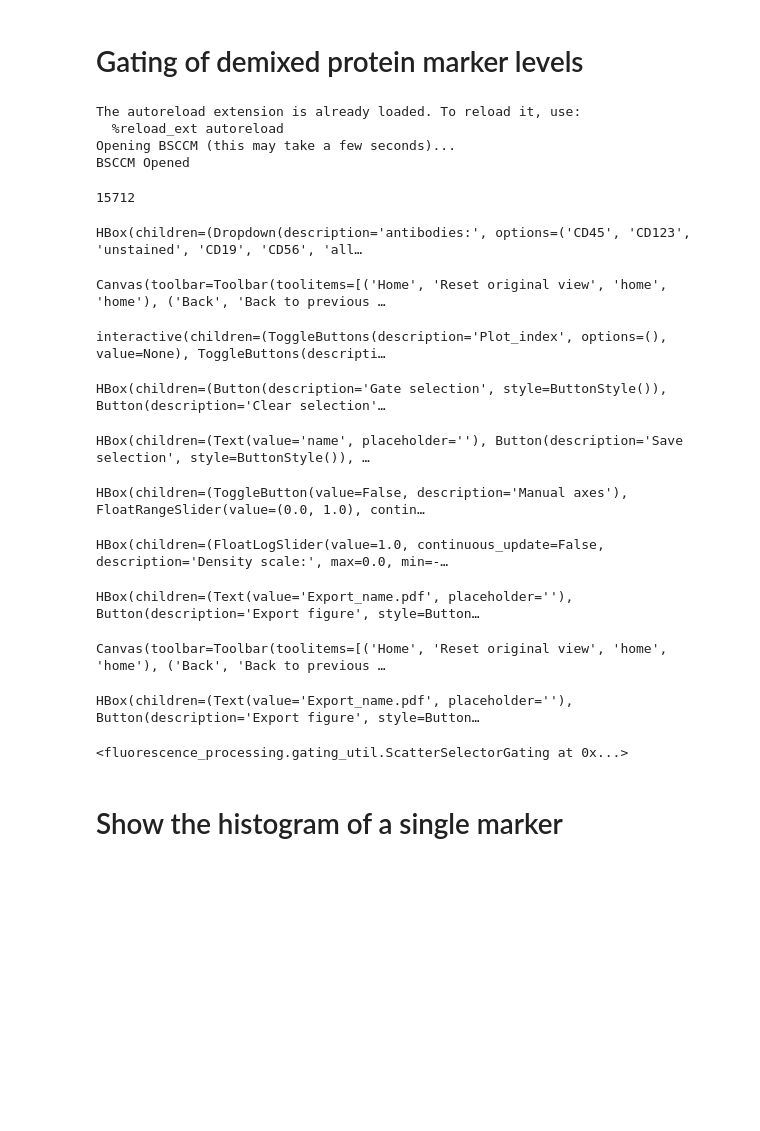
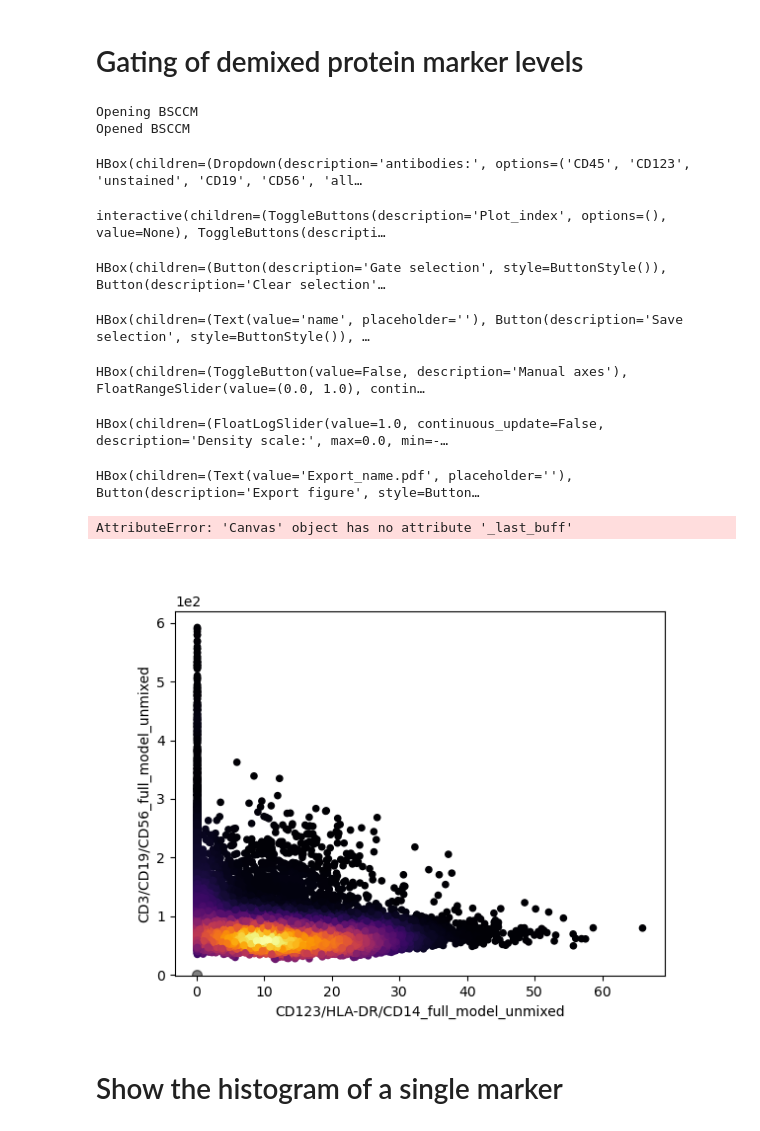
Before and after one commit to Waller-Lab/BSCCM, a Jupyter notebook: bsccm/fluorescence_processing/marker_gating.ipynb, the cells around one changed output. Cells and saved outputs as stored; diff of their text form; code cells hidden in the pictures; blank space fills up the shorter version.

```diff
--- a/bsccm/fluorescence_processing/marker_gating.ipynb
+++ b/bsccm/fluorescence_processing/marker_gating.ipynb
@@ -5,58 +5,49 @@
 %load_ext autoreload
 %autoreload 2
 
-from fluorescence_processing.gating_util import ScatterSelectorGating
+from bsccm.fluorescence_processing.gating_util import ScatterSelectorGating
 from bsccm import BSCCM
 from pathlib import Path
 
-bsccm = BSCCM(str(Path.home()) + '/BSCCM/')
+bsccm = BSCCM(str(Path.home()) + '/data/BSCCM/')
 # %% [output]
-The autoreload extension is already loaded. To reload it, use:
-  %reload_ext autoreload
-Opening BSCCM (this may take a few seconds)...
-BSCCM Opened
+Opening BSCCM
+Opened BSCCM
-# %%
-import numpy as np
-np.sum(bsccm.index_dataframe.has_matched_histology_cell)
-# %% [output]
-15712
 # %%
 # channel_names = [
 #     'CD45_single_antibody_model_unmixed',
 #        'autofluor_single_antibody_model_unmixed',
 #        'CD123_single_antibody_model_unmixed',
 #        'CD19_single_antibody_model_unmixed',
 #        'CD56_single_antibody_model_unmixed',
 #        'CD14_single_antibody_model_unmixed',
 #        'CD16_single_antibody_model_unmixed',
 #        'HLA-DR_single_antibody_model_unmixed',
 #        'CD3_single_antibody_model_unmixed']
 channel_names = [
        'CD123/HLA-DR/CD14_full_model_unmixed',
        'CD3/CD19/CD56_full_model_unmixed', 'CD45_full_model_unmixed',
        'CD16_full_model_unmixed']
 
 # For exporting figures
 export_dir = '/home/henry/leukosight_data/figures/demixing/'
 # For making image montages
-read_image_fn = lambda index: bsccm.read_image(index, contrast_type='led_array', channel='DPC_Top')
+read_image_fn = lambda index: bsccm.read_image(index, channel='DPC_Top')
 # read_image_fn = lambda index: bsccm.read_image(index, contrast_type='dpc')
 
 
 ScatterSelectorGating(bsccm=bsccm, channel_names=channel_names, num_cols=1,
                   export_dir=export_dir, read_image_fn=read_image_fn)
 # %% [output]
 HBox(children=(Dropdown(description='antibodies:', options=('CD45', 'CD123', 'unstained', 'CD19', 'CD56', 'all…
-Canvas(toolbar=Toolbar(toolitems=[('Home', 'Reset original view', 'home', 'home'), ('Back', 'Back to previous …
+interactive(children=(ToggleButtons(description='Plot_index', options=(), value=None), ToggleButtons(descripti…
-interactive(children=(ToggleButtons(description='Plot_index', options=(), value=None), ToggleButtons(descripti…
+HBox(children=(Button(description='Gate selection', style=ButtonStyle()), Button(description='Clear selection'…
-HBox(children=(Button(description='Gate selection', style=ButtonStyle()), Button(description='Clear selection'…
+HBox(children=(Text(value='name', placeholder=''), Button(description='Save selection', style=ButtonStyle()), …
-HBox(children=(Text(value='name', placeholder=''), Button(description='Save selection', style=ButtonStyle()), …
+HBox(children=(ToggleButton(value=False, description='Manual axes'), FloatRangeSlider(value=(0.0, 1.0), contin…
-HBox(children=(ToggleButton(value=False, description='Manual axes'), FloatRangeSlider(value=(0.0, 1.0), contin…
+HBox(children=(FloatLogSlider(value=1.0, continuous_update=False, description='Density scale:', max=0.0, min=-…
-HBox(children=(FloatLogSlider(value=1.0, continuous_update=False, description='Density scale:', max=0.0, min=-…
+HBox(children=(Text(value='Export_name.pdf', placeholder=''), Button(description='Export figure', style=Button…
-HBox(children=(Text(value='Export_name.pdf', placeholder=''), Button(description='Export figure', style=Button…
+AttributeError: 'Canvas' object has no attribute '_last_buff'
-Canvas(toolbar=Toolbar(toolitems=[('Home', 'Reset original view', 'home', 'home'), ('Back', 'Back to previous …
-HBox(children=(Text(value='Export_name.pdf', placeholder=''), Button(description='Export figure', style=Button…
-<fluorescence_processing.gating_util.ScatterSelectorGating at 0x...>
+[figure, added]
 # %% [markdown]
 # Show the histogram of a single marker
 # %%
```
Also changed, not shown: parts of 1 cell of this notebook, 8 other files.
